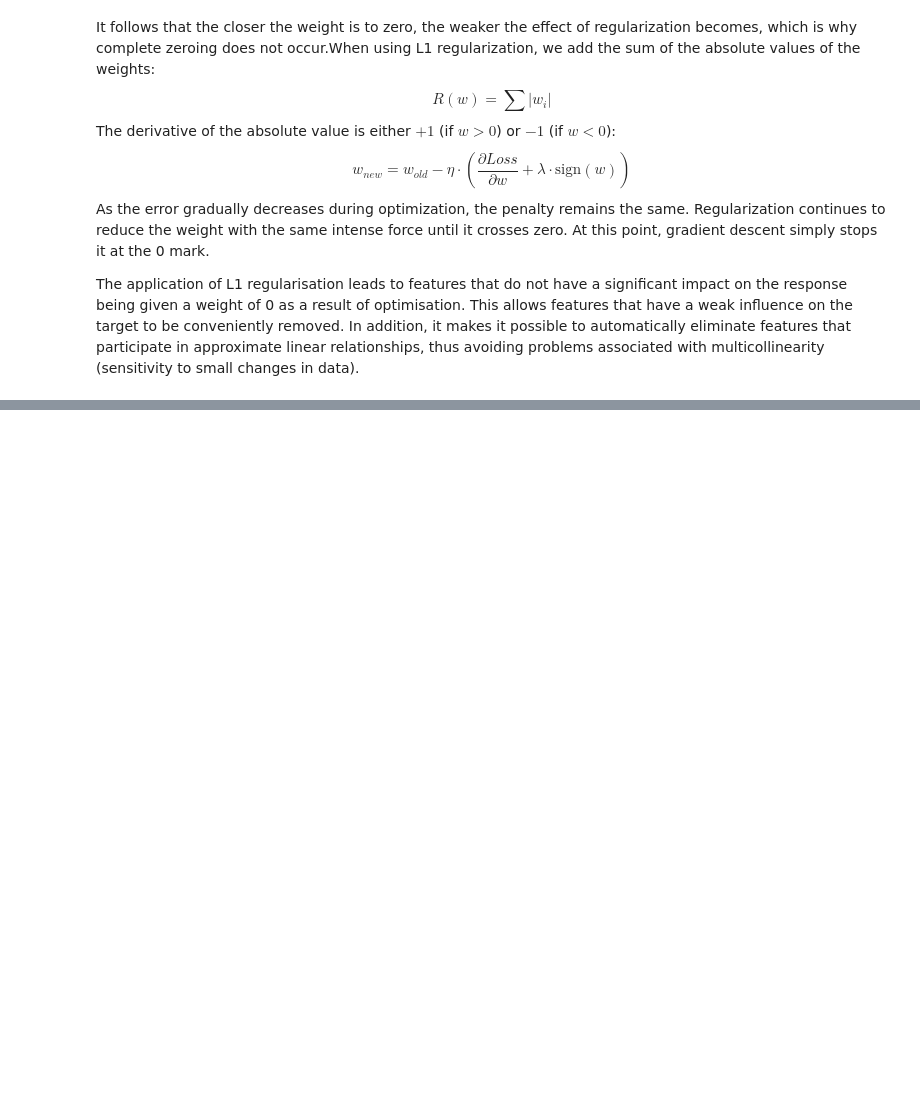
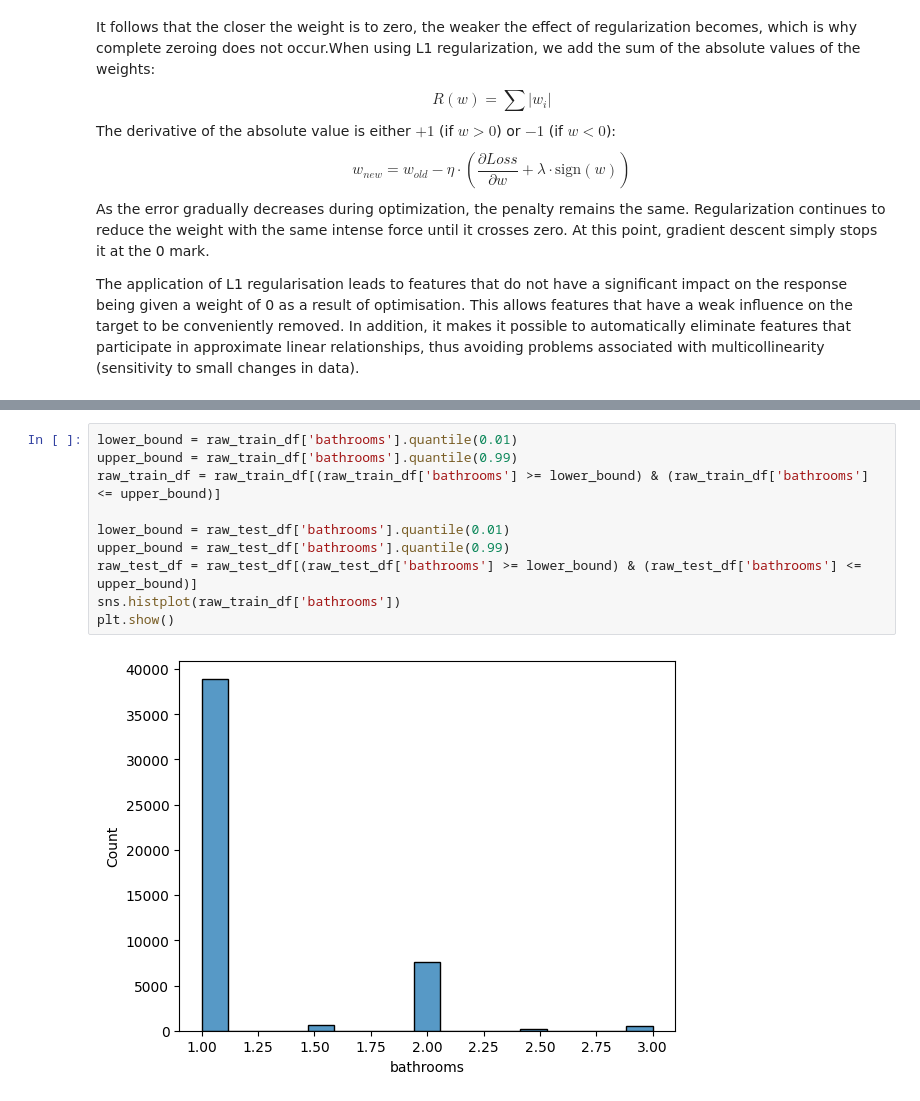
Before and after one commit to ardipazij/s21_ML, a Jupyter notebook: ML-2/source.ipynb, the cells around one changed output, grey strips where cells are left out. Drawn from its saved outputs; the diff is of its cells as text; blank space fills up the shorter version.

```diff
--- a/ML-2/source.ipynb
+++ b/ML-2/source.ipynb
@@ -144,0 +242,12 @@ The process of finding such additional features is called **feature engineering*
+# %%
+lower_bound = raw_train_df['bathrooms'].quantile(0.01)
+upper_bound = raw_train_df['bathrooms'].quantile(0.99)
+raw_train_df = raw_train_df[(raw_train_df['bathrooms'] >= lower_bound) & (raw_train_df['bathrooms'] <= upper_bound)]
+
+lower_bound = raw_test_df['bathrooms'].quantile(0.01)
+upper_bound = raw_test_df['bathrooms'].quantile(0.99)
+raw_test_df = raw_test_df[(raw_test_df['bathrooms'] >= lower_bound) & (raw_test_df['bathrooms'] <= upper_bound)]
+sns.histplot(raw_train_df['bathrooms'])
+plt.show()
+# %% [output]
+[figure, added]
```
Also changed, not shown: parts of 78 cells of this notebook.
